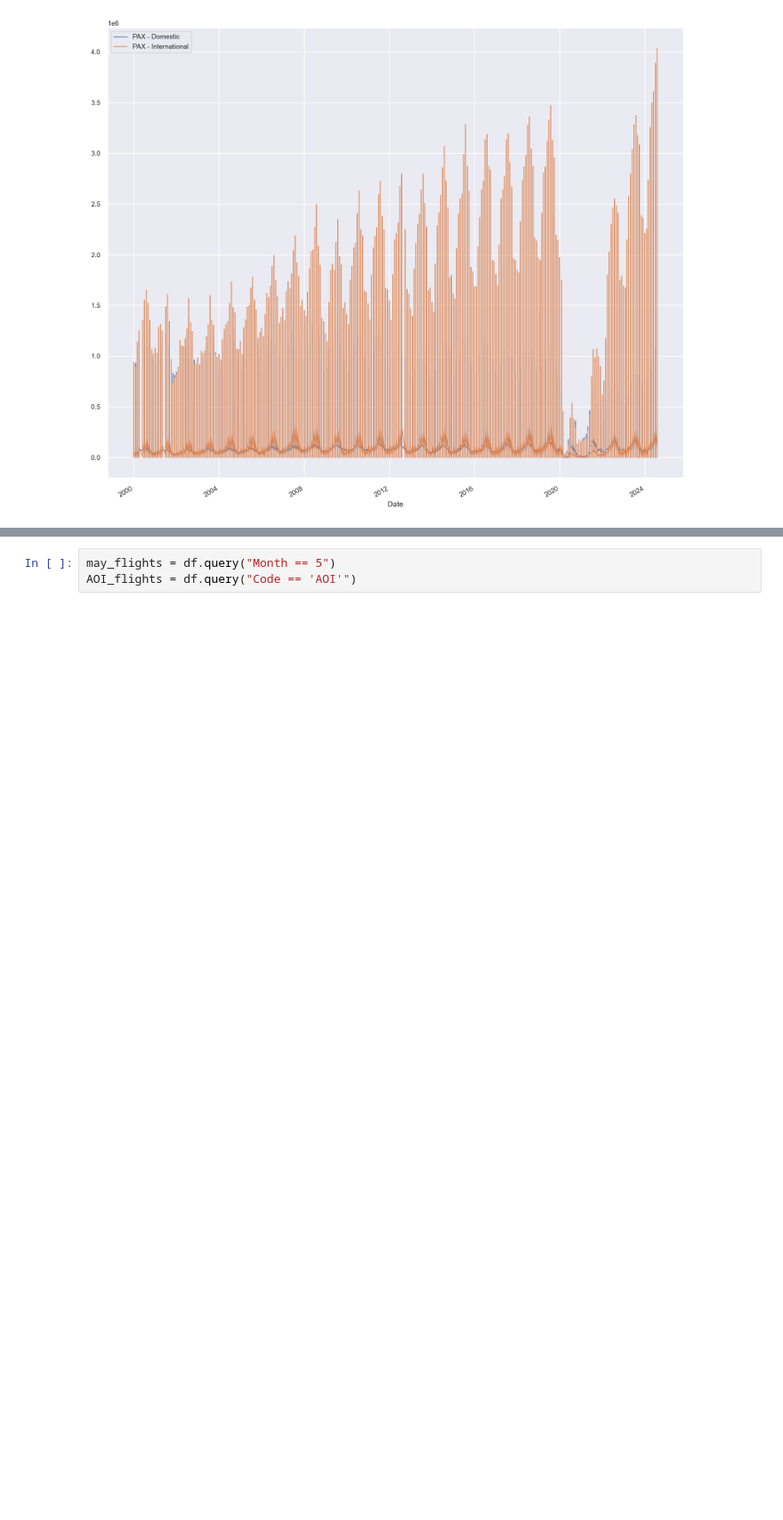
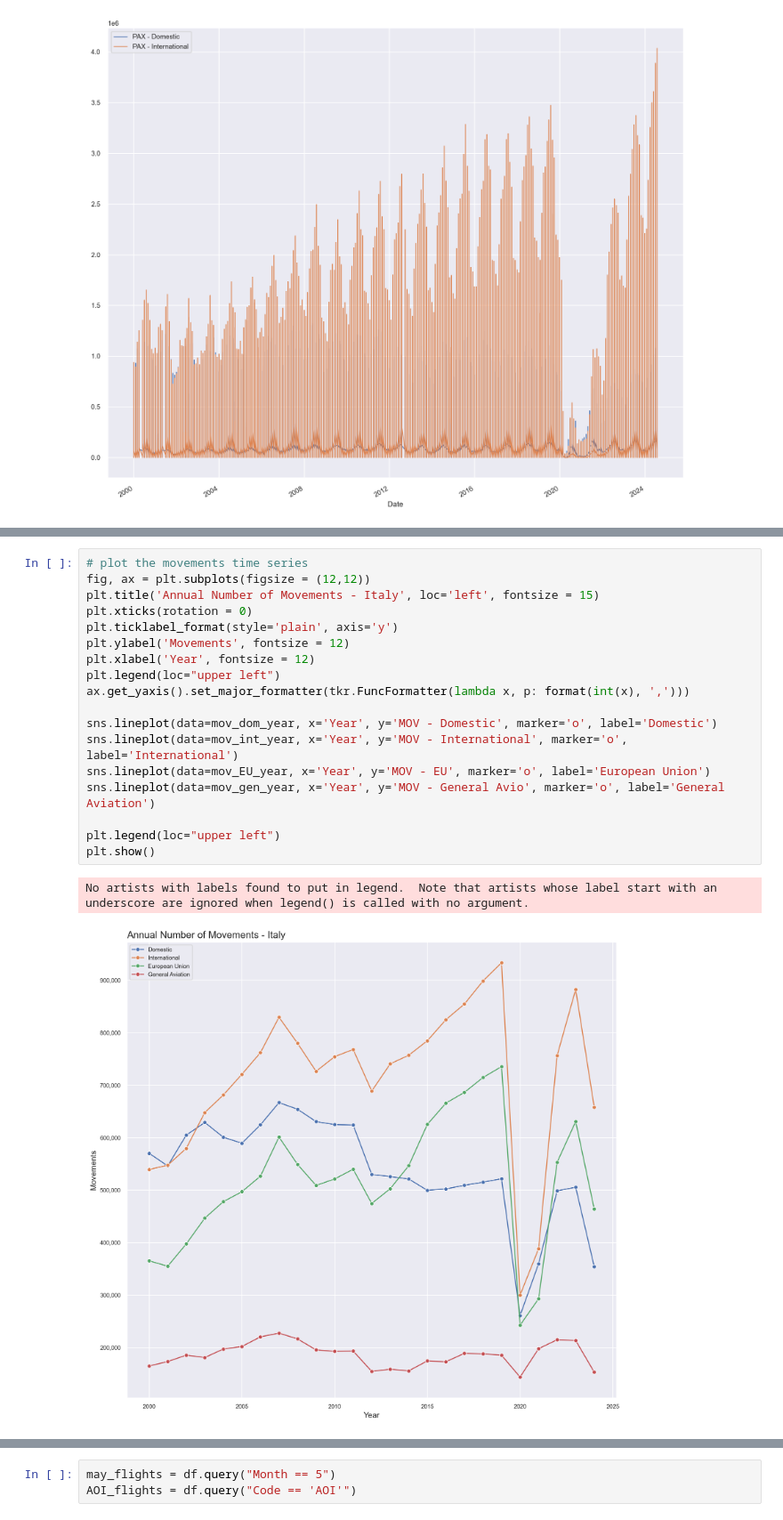
Before and after one commit to fedfioravanti/Italian_Airports, a Jupyter notebook: ItalyAirports_02_EDA.ipynb, the cells around one changed output, grey strips where cells are left out. Shown at 89% size. Drawn from its saved outputs; the diff is of its cells as text; blank space fills up the shorter version.

```diff
--- a/ItalyAirports_02_EDA.ipynb
+++ b/ItalyAirports_02_EDA.ipynb
@@ -174,3 +180,24 @@ fre_avio_year = df.groupby('Year')['FRE - Goods Avio'].sum().reset_index()
 fre_mail_year = df.groupby('Year')['FRE - Mail'].sum().reset_index()
+# %%
+# plot the movements time series
+fig, ax = plt.subplots(figsize = (12,12))
+plt.title('Annual Number of Movements - Italy', loc='left', fontsize = 15)
+plt.xticks(rotation = 0)
+plt.ticklabel_format(style='plain', axis='y')
+plt.ylabel('Movements', fontsize = 12)
+plt.xlabel('Year', fontsize = 12)
+plt.legend(loc="upper left")
+ax.get_yaxis().set_major_formatter(tkr.FuncFormatter(lambda x, p: format(int(x), ',')))
+
+sns.lineplot(data=mov_dom_year, x='Year', y='MOV - Domestic', marker='o', label='Domestic')
+sns.lineplot(data=mov_int_year, x='Year', y='MOV - International', marker='o', label='International')
+sns.lineplot(data=mov_EU_year, x='Year', y='MOV - EU', marker='o', label='European Union')
+sns.lineplot(data=mov_gen_year, x='Year', y='MOV - General Avio', marker='o', label='General Aviation')
+
+plt.legend(loc="upper left")
+plt.show()
+# %% [output]
+No artists with labels found to put in legend.  Note that artists whose label start with an underscore are ignored when legend() is called with no argument.
+[figure, added]
 # %%
 # plot the passengers time series
```
Also changed, not shown: parts of 5 cells of this notebook.
